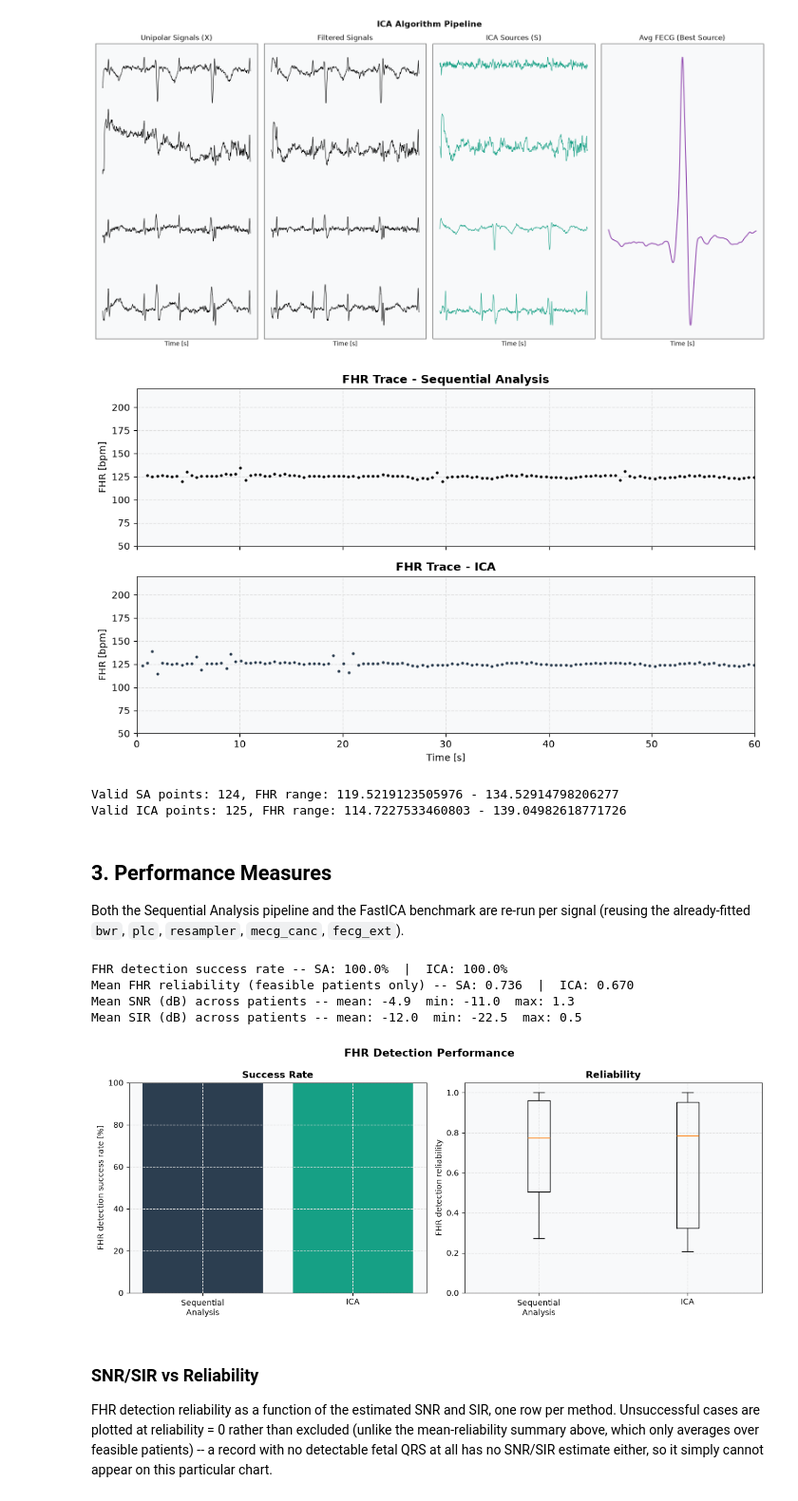
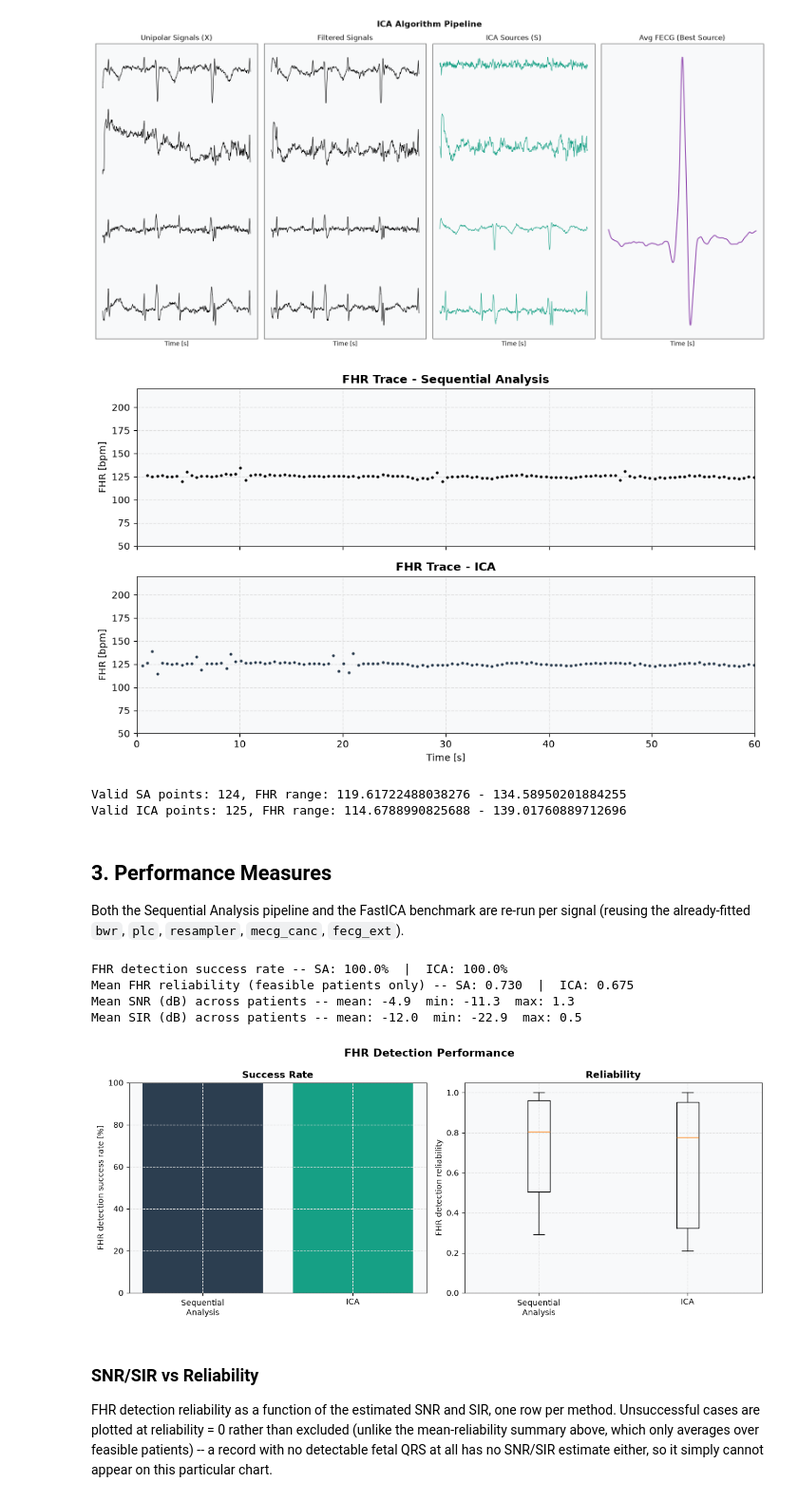
Before and after one commit to fedeceru/BSP_project, a Jupyter notebook: notebooks/main_analysis.ipynb, the cells around one changed output. Shown at 95% size. Cells and saved outputs as stored; diff of their text form; code cells hidden in the pictures.

```diff
--- a/notebooks/main_analysis.ipynb
+++ b/notebooks/main_analysis.ipynb
@@ -103,8 +103,8 @@ plot_before_after_comprehensive(t_orig, s1_signal[plot_offset_orig:plot_offset_o
 # %% [output]
 [figure]
 # %%
-# 3. Upsampling to 2000Hz (S4)
-fs_target = 2000.0
+# 3. Upsampling to 5000Hz (S4) -- 1000Hz * 5, like 400Hz * 5 = 2000Hz
+fs_target = 5000.0
 resampler = SignalResampler(original_fs=fs_orig, target_fs=fs_target)
 s4_signal = resampler.upsample(s3_signal.T).T
 
@@ -193,8 +193,11 @@ plot_detection_validation(t_zoom, channels_zoom, detected_zoom, gt_zoom,
 [figure]
 # %%
 # 7. ICA for FECG Extraction - FastICA to extract fetal ECG components
-ica = FastICA(n_components=s4_signal.shape[1], random_state=42, whiten='unit-variance')
-ica_sources = ica.fit_transform(s4_signal)
+# ICA is fit on s3_signal (BWR+PLI-filtered signal, at fs_orig) -- the extracted components are
+# then upsampled to fs_target (matching the SA approach's resolution) before QRS detection.
+ica = FastICA(n_components=s3_signal.shape[1], random_state=42, whiten='unit-variance')
+ica_sources_orig = ica.fit_transform(s3_signal)
+ica_sources = resampler.upsample(ica_sources_orig.T).T
 
 # The QRS detector is applied to every component and the one yielding the most physiologically valid
 # FHR points is selected as the best fetal ECG source.
@@ -237,8 +240,8 @@ print(f"Valid SA points: {len(fhr_sa)}, FHR range: {min(fhr_sa) if len(fhr_sa) >
 print(f"Valid ICA points: {len(fhr_ica)}, FHR range: {min(fhr_ica) if len(fhr_ica) > 0 else 'N/A'} - {max(fhr_ica) if len(fhr_ica) > 0 else 'N/A'}")
 # %% [output]
 [figure]
-Valid SA points: 124, FHR range: 119.5219123505976 - 134.52914798206277
-Valid ICA points: 125, FHR range: 114.7227533460803 - 139.04982618771726
+Valid SA points: 124, FHR range: 119.61722488038276 - 134.58950201884255
+Valid ICA points: 125, FHR range: 114.6788990825688 - 139.01760889712696
 # %% [markdown]
 ## 3. Performance Measures
 
@@ -274,10 +277,11 @@ for record_name, rec_data in all_records_data.items():
     else:
         mean_snr_db, mean_sir_db = np.nan, np.nan
 
-    # ICA -- fit on s4 (post-upsampling, at fs_target), not s3, so the fs_target-based
-    # thresholds inside detect_fetal_qrs/compute_fhr match the data's actual sample rate.
-    ica_eval = FastICA(n_components=s4.shape[1], random_state=42, whiten='unit-variance')
-    sources = ica_eval.fit_transform(s4)
+    # ICA -- fit on s3 (at fs_orig), then upsample the extracted components to fs_target
+    # (matching the SA approach's resolution) before QRS detection.
+    ica_eval = FastICA(n_components=s3.shape[1], random_state=42, whiten='unit-variance')
+    sources_orig = ica_eval.fit_transform(s3)
+    sources = resampler.upsample(sources_orig.T).T
     counts = [len(compute_fhr(fecg_ext.detect_fetal_qrs(sources[:, i].reshape(-1, 1)), fs_target))
               for i in range(sources.shape[1])]
     best = sources[:, int(np.argmax(counts))].reshape(-1, 1)
@@ -286,37 +290,37 @@ for record_name, rec_data in all_records_data.items():
     t_ica = (peaks_ica[1:] / fs_target)[-len(fhr_ica):] if len(fhr_ica) else np.array([])
 
     results.append({
         'record': record_name,
         'feasible_sa': is_feasible_fhr(fhr_sa),
         'feasible_ica': is_feasible_fhr(fhr_ica),
         'reliability_sa': compute_fhr_reliability(fhr_sa, t_sa),
         'reliability_ica': compute_fhr_reliability(fhr_ica, t_ica),
         'mean_snr_db': mean_snr_db,
         'mean_sir_db': mean_sir_db,
     })
 
 df_results = pd.DataFrame(results)
 success_rate_sa = compute_success_rate(df_results['feasible_sa'])
 success_rate_ica = compute_success_rate(df_results['feasible_ica'])
 
 print(f"FHR detection success rate -- SA: {success_rate_sa:.1f}%  |  ICA: {success_rate_ica:.1f}%")
 print(f"Mean FHR reliability (feasible patients only) -- "
       f"SA: {df_results.loc[df_results['feasible_sa'], 'reliability_sa'].mean():.3f}  |  "
       f"ICA: {df_results.loc[df_results['feasible_ica'], 'reliability_ica'].mean():.3f}")
 print(f"Mean SNR (dB) across patients -- "
       f"mean: {df_results['mean_snr_db'].mean():.1f}  "
       f"min: {df_results['mean_snr_db'].min():.1f}  max: {df_results['mean_snr_db'].max():.1f}")
 print(f"Mean SIR (dB) across patients -- "
       f"mean: {df_results['mean_sir_db'].mean():.1f}  "
       f"min: {df_results['mean_sir_db'].min():.1f}  max: {df_results['mean_sir_db'].max():.1f}")
 
 plot_performance_summary(df_results, success_rate_sa, success_rate_ica)
 # %% [output]
 FHR detection success rate -- SA: 100.0%  |  ICA: 100.0%
-Mean FHR reliability (feasible patients only) -- SA: 0.736  |  ICA: 0.670
-Mean SNR (dB) across patients -- mean: -4.9  min: -11.0  max: 1.3
-Mean SIR (dB) across patients -- mean: -12.0  min: -22.5  max: 0.5
+Mean FHR reliability (feasible patients only) -- SA: 0.730  |  ICA: 0.675
+Mean SNR (dB) across patients -- mean: -4.9  min: -11.3  max: 1.3
+Mean SIR (dB) across patients -- mean: -12.0  min: -22.9  max: 0.5
-[figure, old version]
+[figure, new version]
 # %% [markdown]
 ### SNR/SIR vs Reliability
 
```
Also changed, not shown: parts of 2 cells of this notebook.
